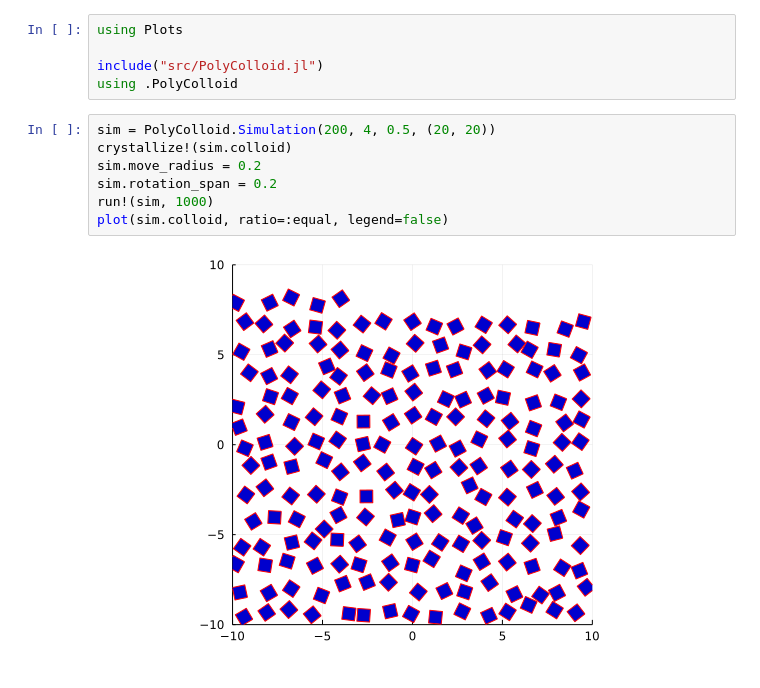
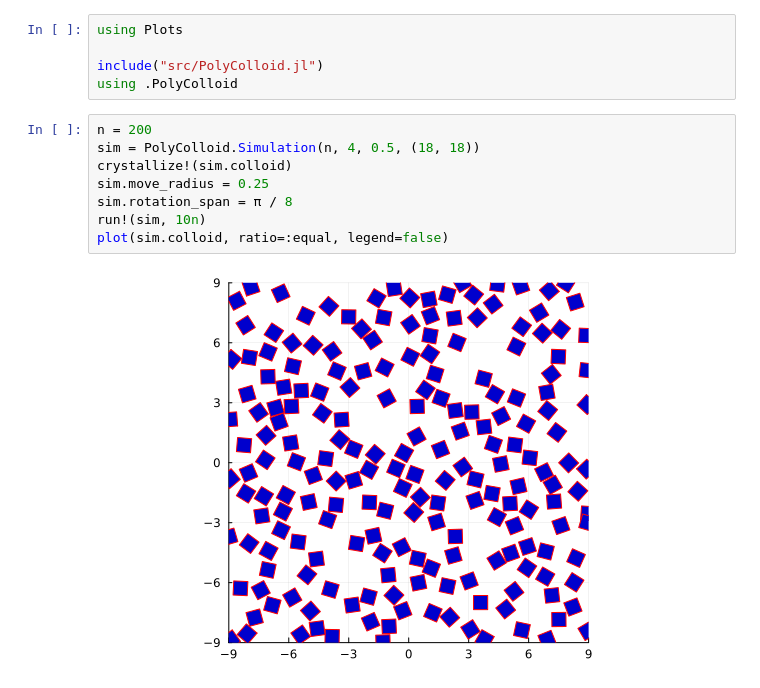
Before and after one commit to slhshamloo/colloid, a Jupyter notebook: julia/square_test.ipynb, the cells around one changed output. Saved outputs shown, nothing was run; the diff lists cells and outputs as text.

```diff
--- a/julia/square_test.ipynb
+++ b/julia/square_test.ipynb
@@ -4,11 +4,12 @@ using Plots
 include("src/PolyColloid.jl")
 using .PolyColloid
 # %%
-sim = PolyColloid.Simulation(200, 4, 0.5, (20, 20))
+n = 200
+sim = PolyColloid.Simulation(n, 4, 0.5, (18, 18))
 crystallize!(sim.colloid)
-sim.move_radius = 0.2
-sim.rotation_span = 0.2
-run!(sim, 1000)
+sim.move_radius = 0.25
+sim.rotation_span = π / 8
+run!(sim, 10n)
 plot(sim.colloid, ratio=:equal, legend=false)
 # %% [output]
-[figure, old version]
+[figure, new version]
```
Also changed, not shown: 4 other files.
